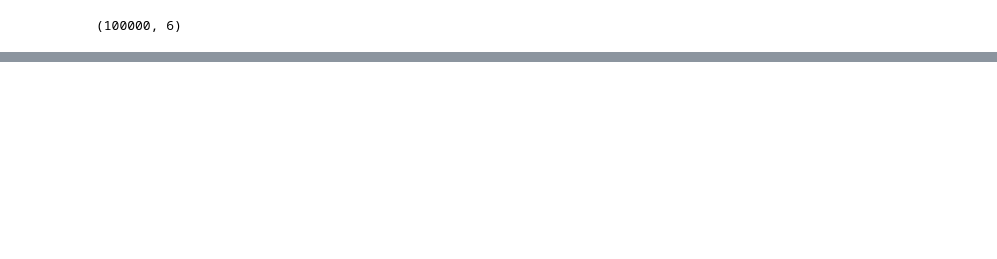
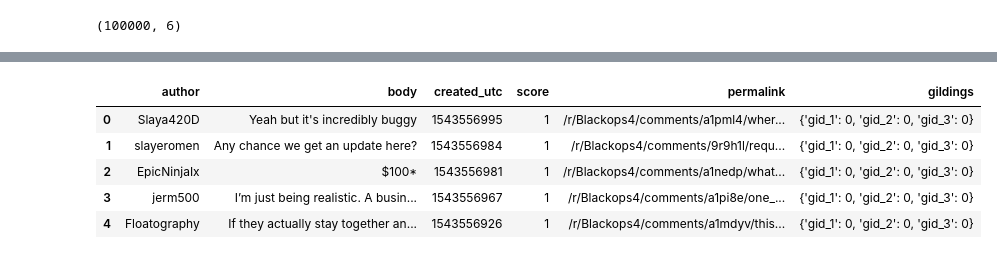
Before and after one commit to aburpee/Blackops_4_Survival_Analysis, a Jupyter notebook: code/reddit_api_pushshift.ipynb, the cells around one changed output, grey strips where cells are left out. Saved outputs shown, nothing was run; the diff lists cells and outputs as text; code cells hidden in the pictures; blank space fills up the shorter version.

```diff
--- a/code/reddit_api_pushshift.ipynb
+++ b/code/reddit_api_pushshift.ipynb
@@ -255,0 +300,9 @@ df_comments_1['created_utc'] = df_comments_1['created_utc'].apply(lambda x: time
+# %%
+df_2.head()
+# %% [output]
+|  | author | body | created_utc | score | permalink | gildings |
+| 0 | Slaya420D | Yeah but it's incredibly buggy | 1543556995 | 1 | /r/Blackops4/comments/a1pml4/wher... | {'gid_1': 0, 'gid_2': 0, 'gid_3': 0} |
+| 1 | slayeromen | Any chance we get an update here? | 1543556984 | 1 | /r/Blackops4/comments/9r9h1l/requ... | {'gid_1': 0, 'gid_2': 0, 'gid_3': 0} |
+| 2 | EpicNinjaIx | $100* | 1543556981 | 1 | /r/Blackops4/comments/a1nedp/what... | {'gid_1': 0, 'gid_2': 0, 'gid_3': 0} |
+| 3 | jerm500 | I’m just being realistic. A busin... | 1543556967 | 1 | /r/Blackops4/comments/a1pi8e/one_... | {'gid_1': 0, 'gid_2': 0, 'gid_3': 0} |
+| 4 | Floatography | If they actually stay together an... | 1543556926 | 1 | /r/Blackops4/comments/a1mdyv/this... | {'gid_1': 0, 'gid_2': 0, 'gid_3': 0} |
```
Also changed, not shown: parts of 53 cells of this notebook, 32 other files.
